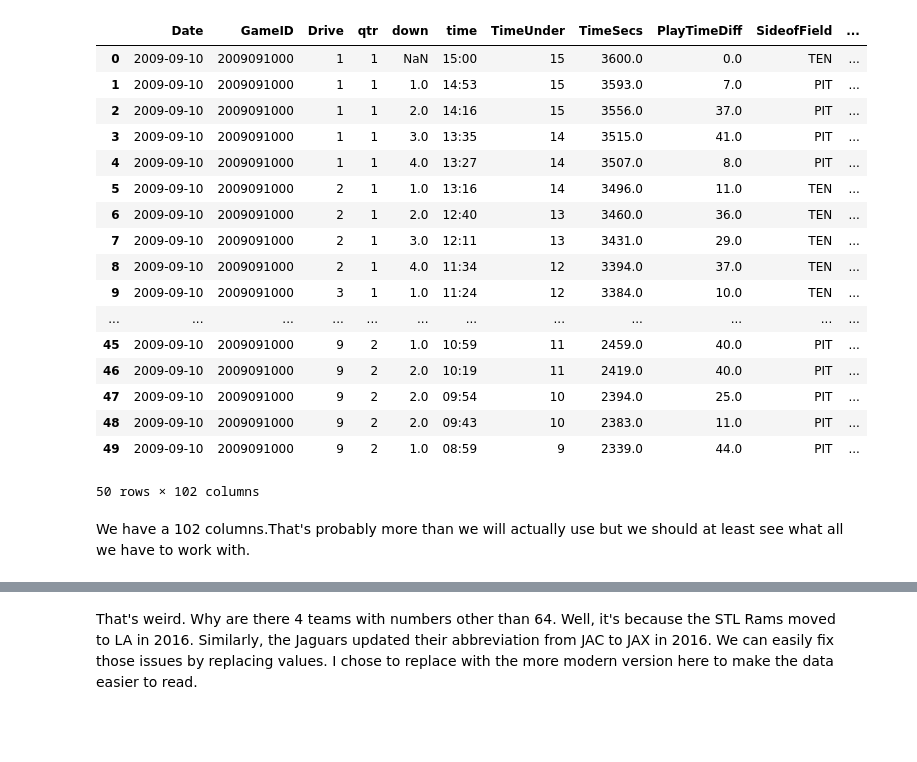
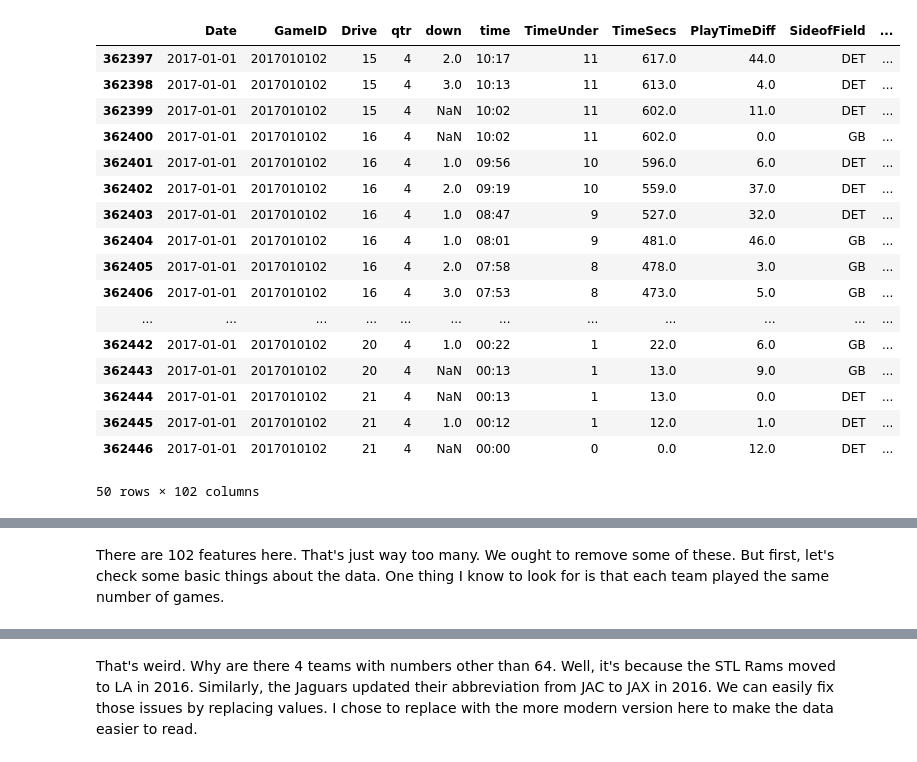
Before and after one commit to Mitchel-Smith/ITCS6162, a Jupyter notebook: NFL2016Analysis.ipynb, the cells around one changed output, grey strips where cells are left out. Drawn from its saved outputs; the diff is of its cells as text; code cells hidden in the pictures; blank space fills up the shorter version.

```diff
--- a/NFL2016Analysis.ipynb
+++ b/NFL2016Analysis.ipynb
@@ -10,28 +43,26 @@ jtplot.style(theme='grade3', context='notebook', ticks=True)
 NFL2016 = pd.read_csv("./NFLPlaybyPlay2009-2016(v3).csv", low_memory=False)
 # %%
 #Let's get an idea of what the data looks like
-NFL2016.head(50)
+NFL2016.tail(50)
 # %% [output]
 |  | Date | GameID | Drive | qtr | down | time | TimeUnder | TimeSecs | PlayTimeDiff | SideofField | ... |
-| 0 | 2009-09-10 | 2009091000 | 1 | 1 | NaN | 15:00 | 15 | 3600.0 | 0.0 | TEN | ... |
-| 1 | 2009-09-10 | 2009091000 | 1 | 1 | 1.0 | 14:53 | 15 | 3593.0 | 7.0 | PIT | ... |
-| 2 | 2009-09-10 | 2009091000 | 1 | 1 | 2.0 | 14:16 | 15 | 3556.0 | 37.0 | PIT | ... |
-| 3 | 2009-09-10 | 2009091000 | 1 | 1 | 3.0 | 13:35 | 14 | 3515.0 | 41.0 | PIT | ... |
-| 4 | 2009-09-10 | 2009091000 | 1 | 1 | 4.0 | 13:27 | 14 | 3507.0 | 8.0 | PIT | ... |
-| 5 | 2009-09-10 | 2009091000 | 2 | 1 | 1.0 | 13:16 | 14 | 3496.0 | 11.0 | TEN | ... |
-| 6 | 2009-09-10 | 2009091000 | 2 | 1 | 2.0 | 12:40 | 13 | 3460.0 | 36.0 | TEN | ... |
-| 7 | 2009-09-10 | 2009091000 | 2 | 1 | 3.0 | 12:11 | 13 | 3431.0 | 29.0 | TEN | ... |
-| 8 | 2009-09-10 | 2009091000 | 2 | 1 | 4.0 | 11:34 | 12 | 3394.0 | 37.0 | TEN | ... |
-| 9 | 2009-09-10 | 2009091000 | 3 | 1 | 1.0 | 11:24 | 12 | 3384.0 | 10.0 | TEN | ... |
+| 362397 | 2017-01-01 | 2017010102 | 15 | 4 | 2.0 | 10:17 | 11 | 617.0 | 44.0 | DET | ... |
+| 362398 | 2017-01-01 | 2017010102 | 15 | 4 | 3.0 | 10:13 | 11 | 613.0 | 4.0 | DET | ... |
+| 362399 | 2017-01-01 | 2017010102 | 15 | 4 | NaN | 10:02 | 11 | 602.0 | 11.0 | DET | ... |
+| 362400 | 2017-01-01 | 2017010102 | 16 | 4 | NaN | 10:02 | 11 | 602.0 | 0.0 | GB | ... |
+| 362401 | 2017-01-01 | 2017010102 | 16 | 4 | 1.0 | 09:56 | 10 | 596.0 | 6.0 | DET | ... |
+| 362402 | 2017-01-01 | 2017010102 | 16 | 4 | 2.0 | 09:19 | 10 | 559.0 | 37.0 | DET | ... |
+| 362403 | 2017-01-01 | 2017010102 | 16 | 4 | 1.0 | 08:47 | 9 | 527.0 | 32.0 | DET | ... |
+| 362404 | 2017-01-01 | 2017010102 | 16 | 4 | 1.0 | 08:01 | 9 | 481.0 | 46.0 | GB | ... |
+| 362405 | 2017-01-01 | 2017010102 | 16 | 4 | 2.0 | 07:58 | 8 | 478.0 | 3.0 | GB | ... |
+| 362406 | 2017-01-01 | 2017010102 | 16 | 4 | 3.0 | 07:53 | 8 | 473.0 | 5.0 | GB | ... |
 | ... | ... | ... | ... | ... | ... | ... | ... | ... | ... | ... | ... |
-| 45 | 2009-09-10 | 2009091000 | 9 | 2 | 1.0 | 10:59 | 11 | 2459.0 | 40.0 | PIT | ... |
-| 46 | 2009-09-10 | 2009091000 | 9 | 2 | 2.0 | 10:19 | 11 | 2419.0 | 40.0 | PIT | ... |
-| 47 | 2009-09-10 | 2009091000 | 9 | 2 | 2.0 | 09:54 | 10 | 2394.0 | 25.0 | PIT | ... |
-| 48 | 2009-09-10 | 2009091000 | 9 | 2 | 2.0 | 09:43 | 10 | 2383.0 | 11.0 | PIT | ... |
-| 49 | 2009-09-10 | 2009091000 | 9 | 2 | 1.0 | 08:59 | 9 | 2339.0 | 44.0 | PIT | ... |
+| 362442 | 2017-01-01 | 2017010102 | 20 | 4 | 1.0 | 00:22 | 1 | 22.0 | 6.0 | GB | ... |
+| 362443 | 2017-01-01 | 2017010102 | 20 | 4 | NaN | 00:13 | 1 | 13.0 | 9.0 | GB | ... |
+| 362444 | 2017-01-01 | 2017010102 | 21 | 4 | NaN | 00:13 | 1 | 13.0 | 0.0 | DET | ... |
+| 362445 | 2017-01-01 | 2017010102 | 21 | 4 | 1.0 | 00:12 | 1 | 12.0 | 1.0 | DET | ... |
+| 362446 | 2017-01-01 | 2017010102 | 21 | 4 | NaN | 00:00 | 0 | 0.0 | 12.0 | DET | ... |
 50 rows × 102 columns
-# %% [markdown]
-We have a 102 columns.That's probably more than we will actually use but we should at least see what all we have to work with.
 # %%
 for key in NFL2016.keys():
     print(key)
@@ -53,6 +84,8 @@ WPA
 airWPA
 yacWPA
 Season
+# %% [markdown]
+There are 102 features here. That's just way too many. We ought to remove some of these. But first, let's check some basic things about the data. One thing I know to look for is that each team played the same number of games.
 # %%
 #Single Line for each game so I can just see the Teams that played
 EachGame = NFL2016.groupby("GameID")
```
Also changed, not shown: parts of 26 cells of this notebook.
